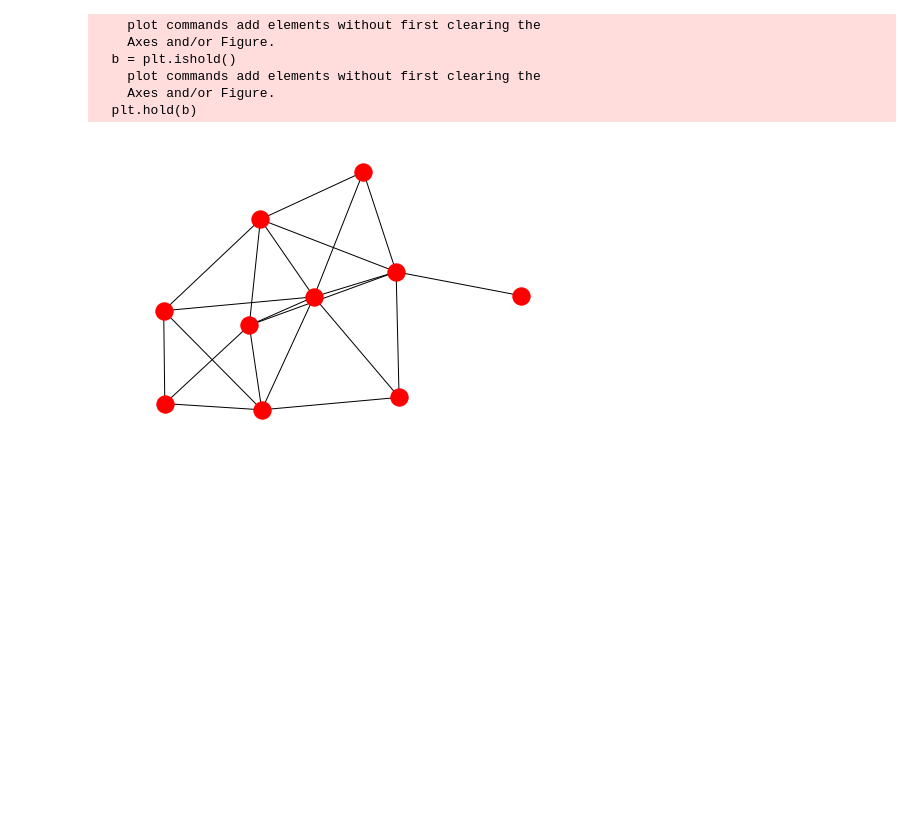
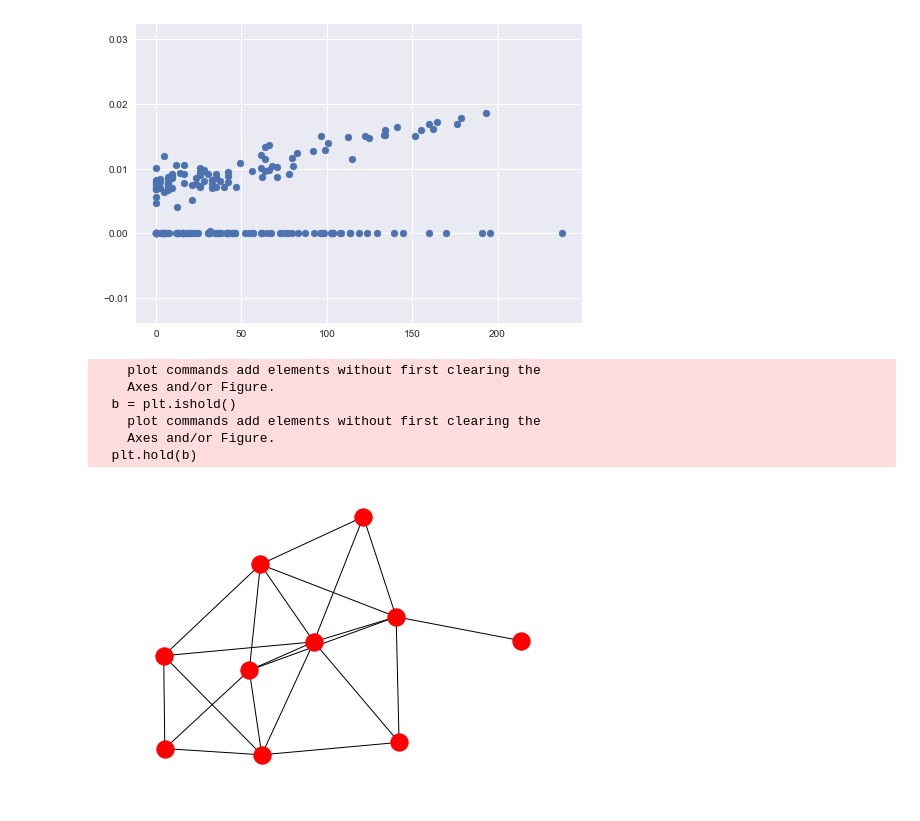
Before and after one commit to mRSun15/SID_on_social_network, a Jupyter notebook: Untitled.ipynb, the cells around one changed output. Saved outputs shown, nothing was run; the diff lists cells and outputs as text; code cells hidden in the pictures; blank space fills up the shorter version.

```diff
--- a/Untitled.ipynb
+++ b/Untitled.ipynb
@@ -7,0 +179,5 @@ from scipy.linalg import *
+# %%
+greedy_vects = np.array([temp_reward[key] for key in Graph.nodes()])
+greedy_vectss = np.array(list(temp_reward.values()))
+from scipy import stats
+stats.spearmanr(net_vects,greedy_vects)
@@ -7,0 +213,6 @@ from scipy.linalg import *
+# %%
+plt.figure()
+plt.scatter(greedy_vects, net_vects)
+plt.show()
+# %% [output]
+[figure, added]
```
Also changed, not shown: parts of 11 cells of this notebook, 3 other files.
